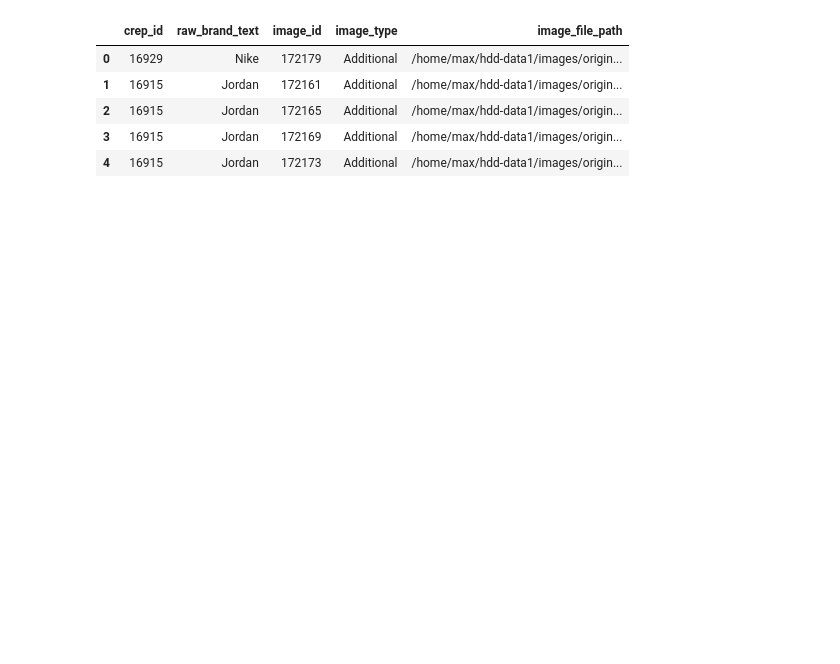
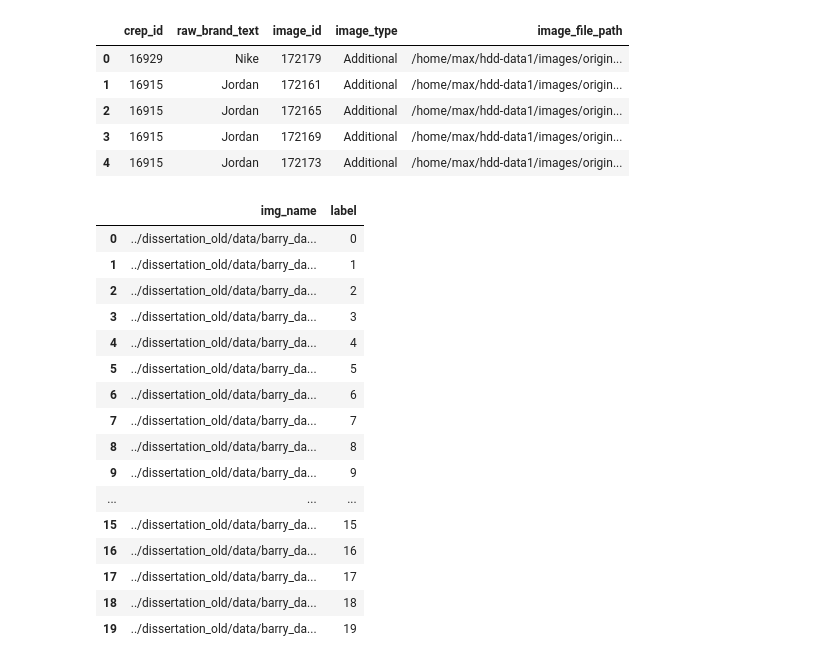
Before and after one commit to mbary/dissertation, a Jupyter notebook: custom_shoe_dataset.ipynb, the cells around one changed output. Cells and saved outputs as stored; diff of their text form; code cells hidden in the pictures; blank space fills up the shorter version.

```diff
--- a/custom_shoe_dataset.ipynb
+++ b/custom_shoe_dataset.ipynb
@@ -36,3 +39,5 @@ samples_df.head()
 | 2 | 16915 | Jordan | 172165 | Additional | /home/max/hdd-data1/images/origin... |
 | 3 | 16915 | Jordan | 172169 | Additional | /home/max/hdd-data1/images/origin... |
 | 4 | 16915 | Jordan | 172173 | Additional | /home/max/hdd-data1/images/origin... |
+# %%
+img_names = ["../dissertation_old/data/barry_data/" + filename for filename in os.listdir("../dissertation_old/data/barry_data/")[:20]]
@@ -39,3 +46,26 @@ samples_df.head()
+# %%
+test_df = pd.DataFrame([img_names, [i for i in range(20)]]).T
+test_df.columns = ["img_name","label"]
+# %%
+test_df
+# %% [output]
+|  | img_name | label |
+| 0 | ../dissertation_old/data/barry_da... | 0 |
+| 1 | ../dissertation_old/data/barry_da... | 1 |
+| 2 | ../dissertation_old/data/barry_da... | 2 |
+| 3 | ../dissertation_old/data/barry_da... | 3 |
+| 4 | ../dissertation_old/data/barry_da... | 4 |
+| 5 | ../dissertation_old/data/barry_da... | 5 |
+| 6 | ../dissertation_old/data/barry_da... | 6 |
+| 7 | ../dissertation_old/data/barry_da... | 7 |
+| 8 | ../dissertation_old/data/barry_da... | 8 |
+| 9 | ../dissertation_old/data/barry_da... | 9 |
+| ... | ... | ... |
+| 15 | ../dissertation_old/data/barry_da... | 15 |
+| 16 | ../dissertation_old/data/barry_da... | 16 |
+| 17 | ../dissertation_old/data/barry_da... | 17 |
+| 18 | ../dissertation_old/data/barry_da... | 18 |
+| 19 | ../dissertation_old/data/barry_da... | 19 |
 # %%
 class ShoeDataSet(Dataset):
 
```
Also changed, not shown: parts of 11 cells of this notebook, 1 other file.
